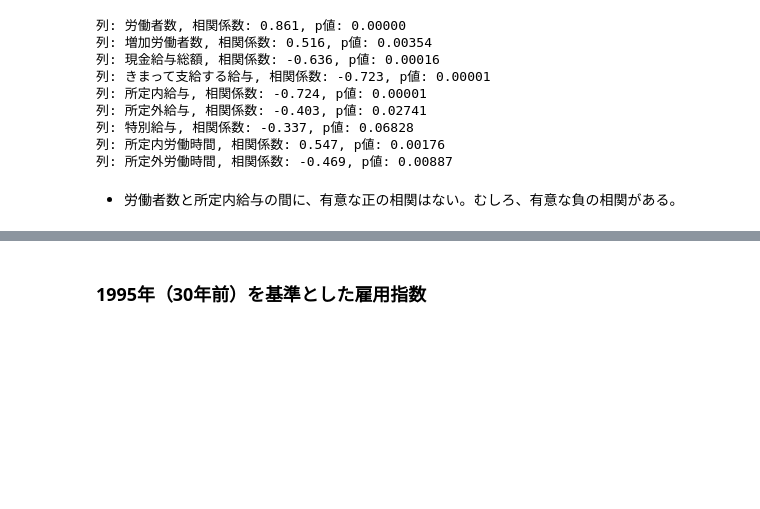
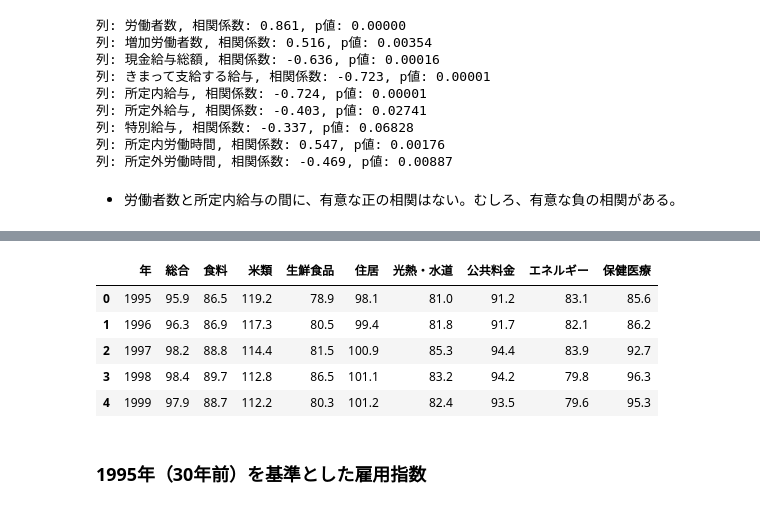
Before and after one commit to M-Yusei1001/K417_Capstone_G9, a Jupyter notebook: eda.ipynb, the cells around one changed output, grey strips where cells are left out. Cells and saved outputs as stored; diff of their text form; code cells hidden in the pictures; blank space fills up the shorter version.

```diff
--- a/eda.ipynb
+++ b/eda.ipynb
@@ -749,0 +773,10 @@ merged_l.head()
+# %%
+cpi_to_use = cpi_data[["年", "総合", "食料", "米類", "生鮮食品", "住居", "光熱・水道", "公共料金", "エネルギー", "保健医療"]]
+cpi_to_use.head()
+# %% [output]
+|  | 年 | 総合 | 食料 | 米類 | 生鮮食品 | 住居 | 光熱・水道 | 公共料金 | エネルギー | 保健医療 |
+| 0 | 1995 | 95.9 | 86.5 | 119.2 | 78.9 | 98.1 | 81.0 | 91.2 | 83.1 | 85.6 |
+| 1 | 1996 | 96.3 | 86.9 | 117.3 | 80.5 | 99.4 | 81.8 | 91.7 | 82.1 | 86.2 |
+| 2 | 1997 | 98.2 | 88.8 | 114.4 | 81.5 | 100.9 | 85.3 | 94.4 | 83.9 | 92.7 |
+| 3 | 1998 | 98.4 | 89.7 | 112.8 | 86.5 | 101.1 | 83.2 | 94.2 | 79.8 | 96.3 |
+| 4 | 1999 | 97.9 | 88.7 | 112.2 | 80.3 | 101.2 | 82.4 | 93.5 | 79.6 | 95.3 |
```
Also changed, not shown: parts of 28 cells of this notebook, 5 other files.
